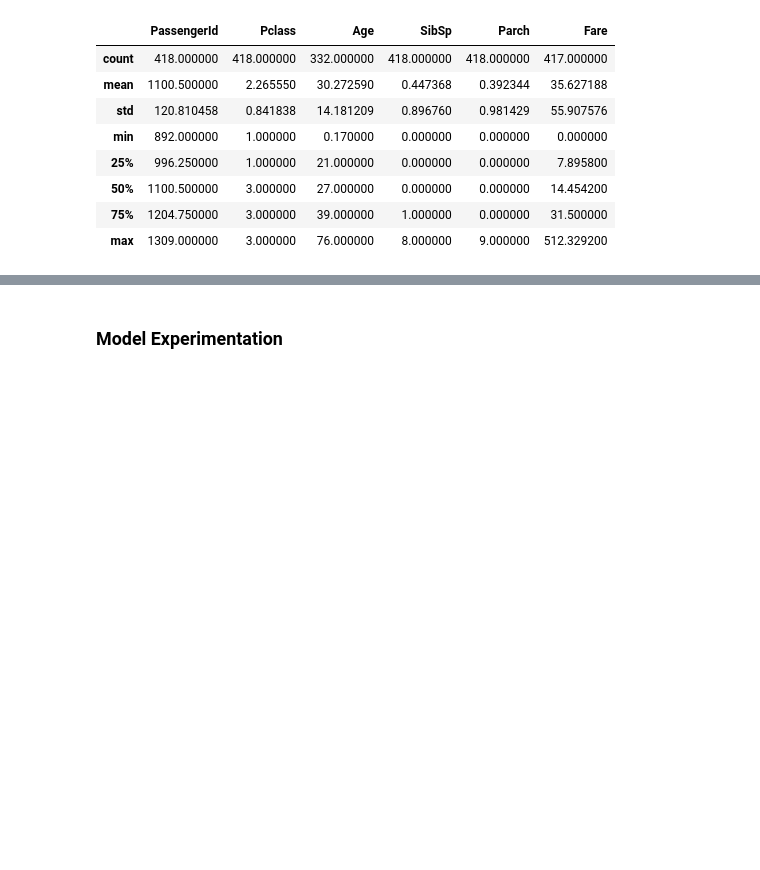
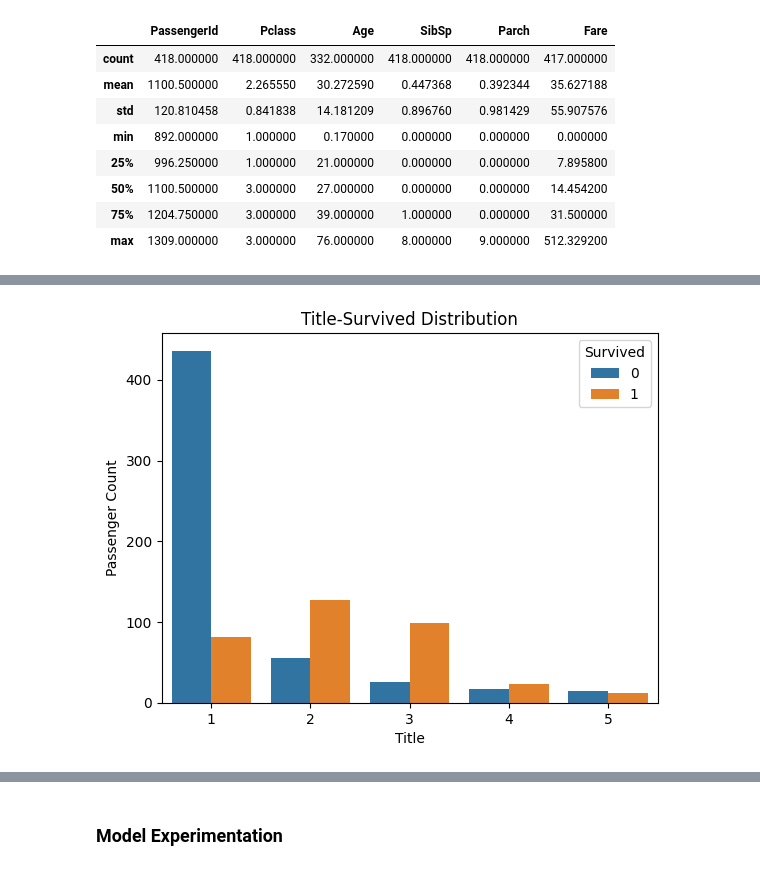
Before and after one commit to sydneybalboni/Machine-Learning, a Jupyter notebook: Titanic/titanic.ipynb, the cells around one changed output, grey strips where cells are left out. Saved outputs shown, nothing was run; the diff lists cells and outputs as text; code cells hidden in the pictures; blank space fills up the shorter version.

```diff
--- a/Titanic/titanic.ipynb
+++ b/Titanic/titanic.ipynb
@@ -94,0 +173,10 @@ for i in dropped_column:
+# %%
+fig = plt.figure()
+ax = sns.countplot(data=data, x='Title', hue='Survived')
+ax.set_title('Title-Survived Distribution')
+ax.set_xlabel('Title')
+ax.set_ylabel('Passenger Count')
+fig.add_subplot(ax)
+fig.show()
+# %% [output]
+[figure, added]
```
Also changed, not shown: parts of 12 cells of this notebook.
